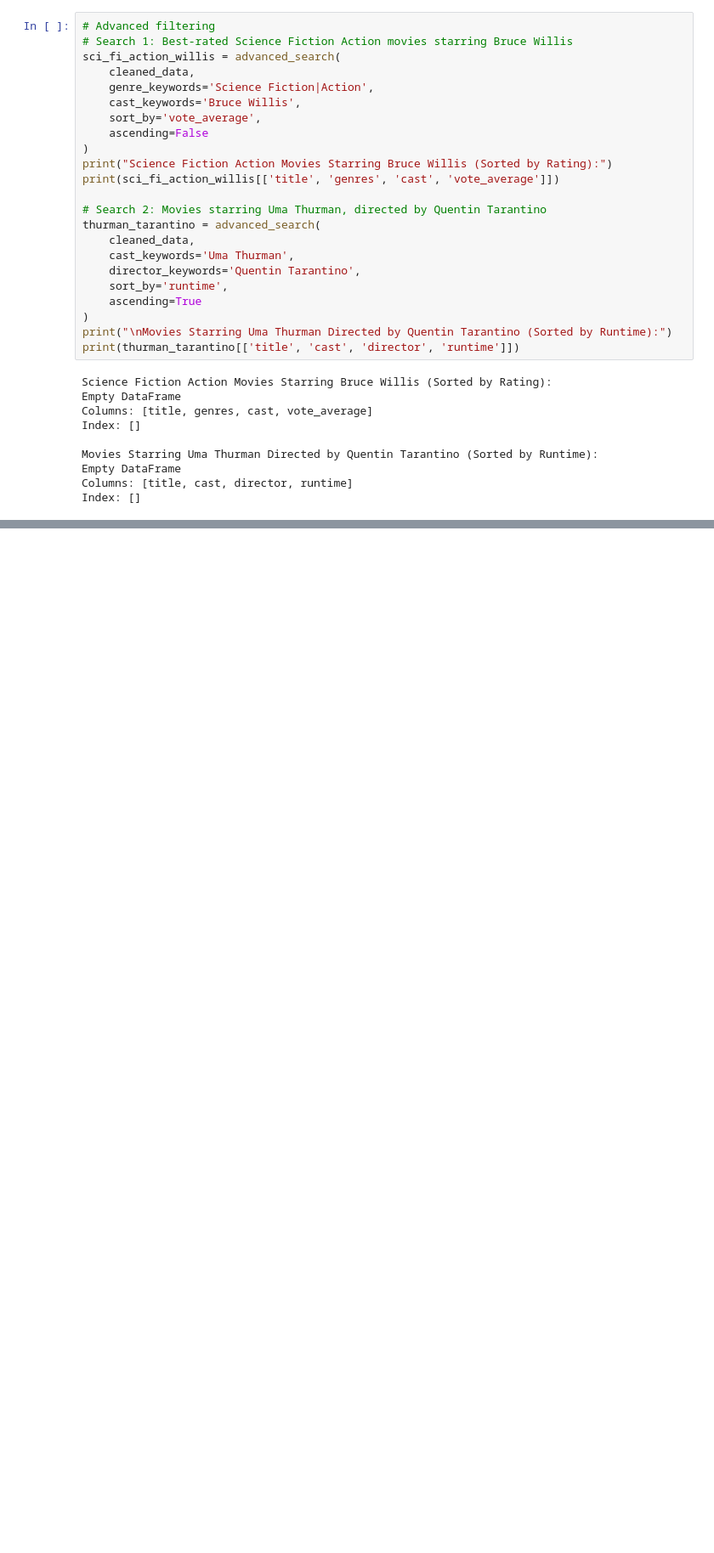
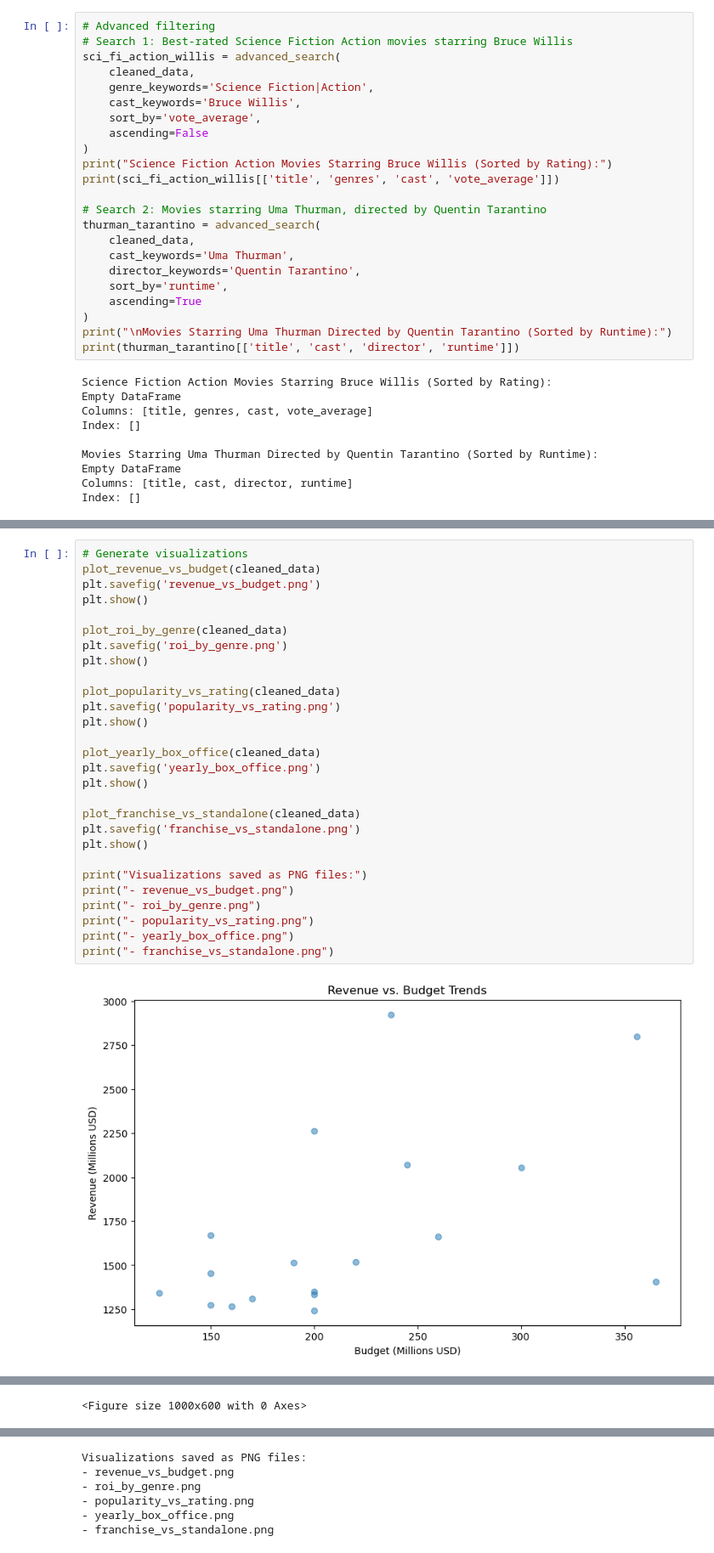
Before and after one commit to Hakeemwiki/DE-Projects, a Jupyter notebook: notebooks/TMDB_analysis.ipynb, the cells around one changed output, grey strips where cells are left out. Shown at 85% size. Drawn from its saved outputs; the diff is of its cells as text; blank space fills up the shorter version.

```diff
--- a/notebooks/TMDB_analysis.ipynb
+++ b/notebooks/TMDB_analysis.ipynb
@@ -174,0 +235,30 @@ Index: []
+# %%
+# Generate visualizations
+plot_revenue_vs_budget(cleaned_data)
+plt.savefig('revenue_vs_budget.png')
+plt.show()
+
+plot_roi_by_genre(cleaned_data)
+plt.savefig('roi_by_genre.png')
+plt.show()
+
+plot_popularity_vs_rating(cleaned_data)
+plt.savefig('popularity_vs_rating.png')
+plt.show()
+
+plot_yearly_box_office(cleaned_data)
+plt.savefig('yearly_box_office.png')
+plt.show()
+
+plot_franchise_vs_standalone(cleaned_data)
+plt.savefig('franchise_vs_standalone.png')
+plt.show()
+
+print("Visualizations saved as PNG files:")
+print("- revenue_vs_budget.png")
+print("- roi_by_genre.png")
+print("- popularity_vs_rating.png")
+print("- yearly_box_office.png")
+print("- franchise_vs_standalone.png")
+# %% [output]
+[figure, added]
@@ -174,0 +268 @@ Index: []
+<Figure size 1000x600 with 0 Axes>
@@ -174,0 +270,6 @@ Index: []
+Visualizations saved as PNG files:
+- revenue_vs_budget.png
+- roi_by_genre.png
+- popularity_vs_rating.png
+- yearly_box_office.png
+- franchise_vs_standalone.png
```
Also changed, not shown: parts of 5 cells of this notebook.
